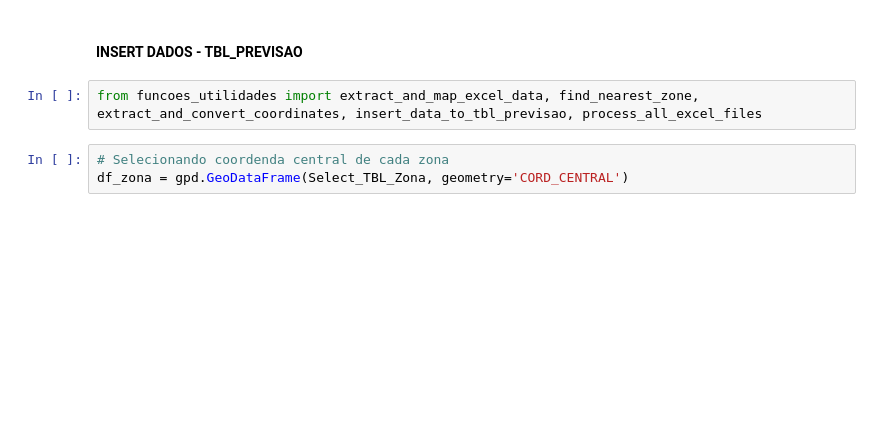
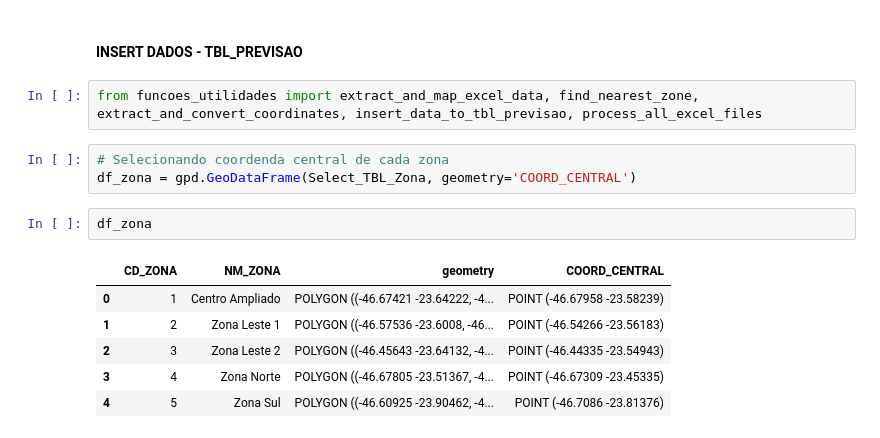
Before and after one commit to Esparta-Solucoes/VigilumSP, a Jupyter notebook: Banco de Dados/DML/dml_coleta_de_dados.ipynb, the cells around one changed output. Saved outputs shown, nothing was run; the diff lists cells and outputs as text; blank space fills up the shorter version.

```diff
--- a/Banco de Dados/DML/dml_coleta_de_dados.ipynb
+++ b/Banco de Dados/DML/dml_coleta_de_dados.ipynb
@@ -477,7 +463,16 @@ Cursor fechado.
 from funcoes_utilidades import extract_and_map_excel_data, find_nearest_zone, extract_and_convert_coordinates, insert_data_to_tbl_previsao, process_all_excel_files
 # %%
 # Selecionando coordenda central de cada zona
-df_zona = gpd.GeoDataFrame(Select_TBL_Zona, geometry='CORD_CENTRAL')
+df_zona = gpd.GeoDataFrame(Select_TBL_Zona, geometry='COORD_CENTRAL')
+# %%
+df_zona
+# %% [output]
+|  | CD_ZONA | NM_ZONA | geometry | COORD_CENTRAL |
+| 0 | 1 | Centro Ampliado | POLYGON ((-46.67421 -23.64222, -4... | POINT (-46.67958 -23.58239) |
+| 1 | 2 | Zona Leste 1 | POLYGON ((-46.57536 -23.6008, -46... | POINT (-46.54266 -23.56183) |
+| 2 | 3 | Zona Leste 2 | POLYGON ((-46.45643 -23.64132, -4... | POINT (-46.44335 -23.54943) |
+| 3 | 4 | Zona Norte | POLYGON ((-46.67805 -23.51367, -4... | POINT (-46.67309 -23.45335) |
+| 4 | 5 | Zona Sul | POLYGON ((-46.60925 -23.90462, -4... | POINT (-46.7086 -23.81376) |
 # %%
 # Processar todos os arquivos Excel no diretório especificado
 process_all_excel_files(DIR_TRATADOS_CIDADE_SP, df_zona, connection)
```
Also changed, not shown: parts of 18 cells of this notebook, 1 other file.
